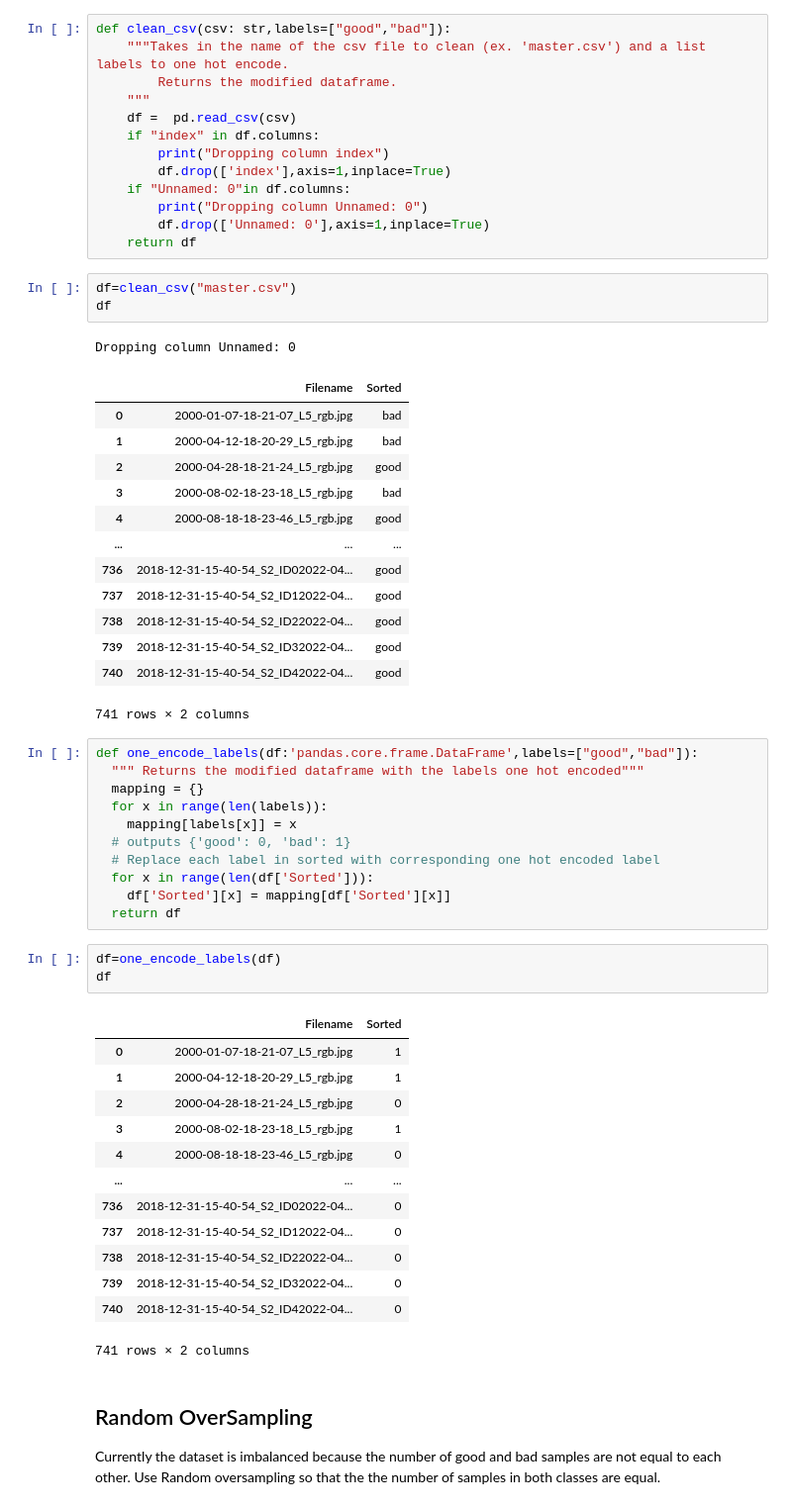
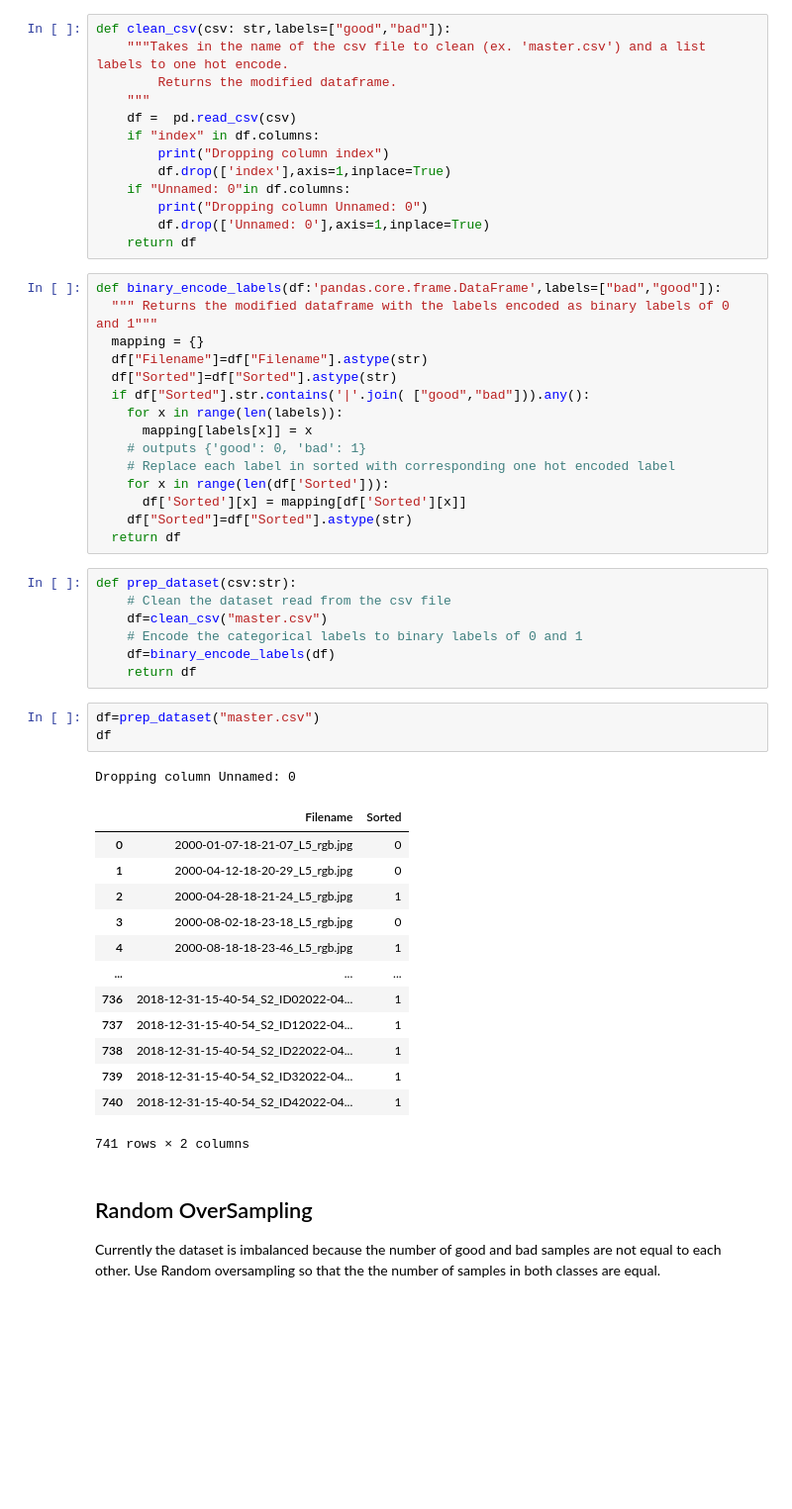
Before and after one commit to 2320sharon/Sniffer-Classifier, a Jupyter notebook: clean_sniffer_classifier.ipynb, the cells around one changed output. Shown at 99% size. Cells and saved outputs as stored; diff of their text form; blank space fills up the shorter version.

```diff
--- a/clean_sniffer_classifier.ipynb
+++ b/clean_sniffer_classifier.ipynb
@@ -80,52 +76,46 @@ def clean_csv(csv: str,labels=["good","bad"]):
         print("Dropping column Unnamed: 0")
         df.drop(['Unnamed: 0'],axis=1,inplace=True)
     return df
-# %%
-df=clean_csv("master.csv")
-df
-# %% [output]
-Dropping column Unnamed: 0
-|  | Filename | Sorted |
-| 0 | 2000-01-07-18-21-07_L5_rgb.jpg | bad |
-| 1 | 2000-04-12-18-20-29_L5_rgb.jpg | bad |
-| 2 | 2000-04-28-18-21-24_L5_rgb.jpg | good |
-| 3 | 2000-08-02-18-23-18_L5_rgb.jpg | bad |
-| 4 | 2000-08-18-18-23-46_L5_rgb.jpg | good |
-| ... | ... | ... |
-| 736 | 2018-12-31-15-40-54_S2_ID02022-04... | good |
-| 737 | 2018-12-31-15-40-54_S2_ID12022-04... | good |
-| 738 | 2018-12-31-15-40-54_S2_ID22022-04... | good |
-| 739 | 2018-12-31-15-40-54_S2_ID32022-04... | good |
-| 740 | 2018-12-31-15-40-54_S2_ID42022-04... | good |
-741 rows × 2 columns
 # %%
-def one_encode_labels(df:'pandas.core.frame.DataFrame',labels=["good","bad"]):
-  """ Returns the modified dataframe with the labels one hot encoded"""
+def binary_encode_labels(df:'pandas.core.frame.DataFrame',labels=["bad","good"]):
+  """ Returns the modified dataframe with the labels encoded as binary labels of 0 and 1"""
   mapping = {}
-  for x in range(len(labels)):
-    mapping[labels[x]] = x
-  # outputs {'good': 0, 'bad': 1}
-  # Replace each label in sorted with corresponding one hot encoded label
-  for x in range(len(df['Sorted'])):
-    df['Sorted'][x] = mapping[df['Sorted'][x]]
+  df["Filename"]=df["Filename"].astype(str)
+  df["Sorted"]=df["Sorted"].astype(str)
+  if df["Sorted"].str.contains('|'.join( ["good","bad"])).any():
+    for x in range(len(labels)):
+      mapping[labels[x]] = x
+    # outputs {'good': 0, 'bad': 1}
+    # Replace each label in sorted with corresponding one hot encoded label
+    for x in range(len(df['Sorted'])):
+      df['Sorted'][x] = mapping[df['Sorted'][x]]
+    df["Sorted"]=df["Sorted"].astype(str)
   return df
-# %%
-df=one_encode_labels(df)
-df
-# %% [output]
-|  | Filename | Sorted |
-| 0 | 2000-01-07-18-21-07_L5_rgb.jpg | 1 |
-| 1 | 2000-04-12-18-20-29_L5_rgb.jpg | 1 |
-| 2 | 2000-04-28-18-21-24_L5_rgb.jpg | 0 |
-| 3 | 2000-08-02-18-23-18_L5_rgb.jpg | 1 |
-| 4 | 2000-08-18-18-23-46_L5_rgb.jpg | 0 |
-| ... | ... | ... |
-| 736 | 2018-12-31-15-40-54_S2_ID02022-04... | 0 |
-| 737 | 2018-12-31-15-40-54_S2_ID12022-04... | 0 |
-| 738 | 2018-12-31-15-40-54_S2_ID22022-04... | 0 |
-| 739 | 2018-12-31-15-40-54_S2_ID32022-04... | 0 |
-| 740 | 2018-12-31-15-40-54_S2_ID42022-04... | 0 |
-741 rows × 2 columns
+# %%
+def prep_dataset(csv:str):
+    # Clean the dataset read from the csv file
+    df=clean_csv("master.csv")
+    # Encode the categorical labels to binary labels of 0 and 1
+    df=binary_encode_labels(df)
+    return df
+# %%
+df=prep_dataset("master.csv")
+df
+# %% [output]
+Dropping column Unnamed: 0
+|  | Filename | Sorted |
+| 0 | 2000-01-07-18-21-07_L5_rgb.jpg | 0 |
+| 1 | 2000-04-12-18-20-29_L5_rgb.jpg | 0 |
+| 2 | 2000-04-28-18-21-24_L5_rgb.jpg | 1 |
+| 3 | 2000-08-02-18-23-18_L5_rgb.jpg | 0 |
+| 4 | 2000-08-18-18-23-46_L5_rgb.jpg | 1 |
+| ... | ... | ... |
+| 736 | 2018-12-31-15-40-54_S2_ID02022-04... | 1 |
+| 737 | 2018-12-31-15-40-54_S2_ID12022-04... | 1 |
+| 738 | 2018-12-31-15-40-54_S2_ID22022-04... | 1 |
+| 739 | 2018-12-31-15-40-54_S2_ID32022-04... | 1 |
+| 740 | 2018-12-31-15-40-54_S2_ID42022-04... | 1 |
+741 rows × 2 columns
 # %% [markdown]
 ## Random OverSampling
 Currently the dataset is imbalanced because the number of good and bad samples are not equal to each other.
```
Also changed, not shown: parts of 27 cells of this notebook, 1 other file.
